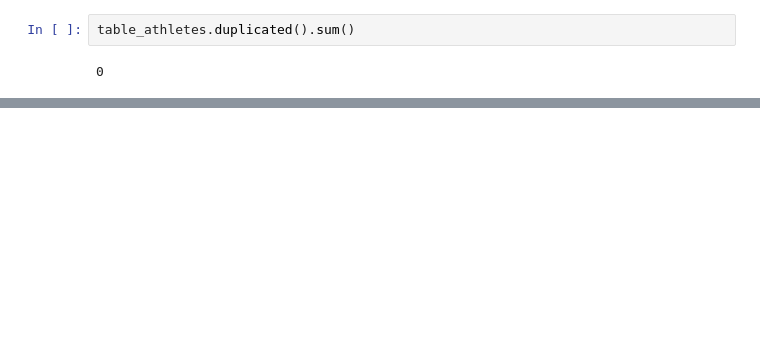
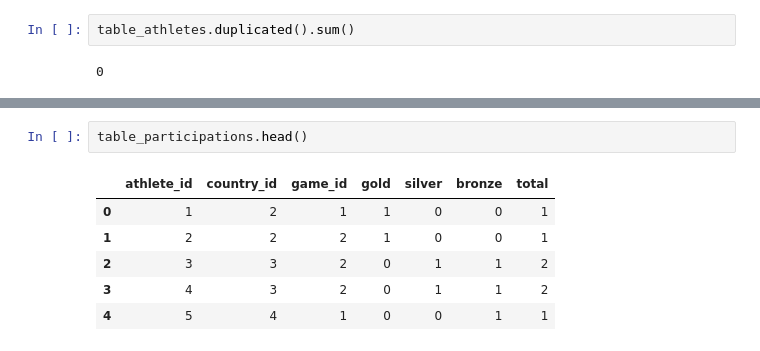
Before and after one commit to fabien5525/IPSSI_hackathon_equipe_9, a Jupyter notebook: notebooks/bd.ipynb, the cells around one changed output, grey strips where cells are left out. Saved outputs shown, nothing was run; the diff lists cells and outputs as text; blank space fills up the shorter version.

```diff
--- a/notebooks/bd.ipynb
+++ b/notebooks/bd.ipynb
@@ -171,3 +313,12 @@ table_participations.columns = ['athlete_name','country','game_name_location','g
+# %%
+table_participations.head()
+# %% [output]
+|  | athlete_id | country_id | game_id | gold | silver | bronze | total |
+| 0 | 1 | 2 | 1 | 1 | 0 | 0 | 1 |
+| 1 | 2 | 2 | 2 | 1 | 0 | 0 | 1 |
+| 2 | 3 | 3 | 2 | 0 | 1 | 1 | 2 |
+| 3 | 4 | 3 | 2 | 0 | 1 | 1 | 2 |
+| 4 | 5 | 4 | 1 | 0 | 0 | 1 | 1 |
 # %%
 from sqlalchemy import create_engine
 
```
Also changed, not shown: parts of 13 cells of this notebook, 1 other file.
